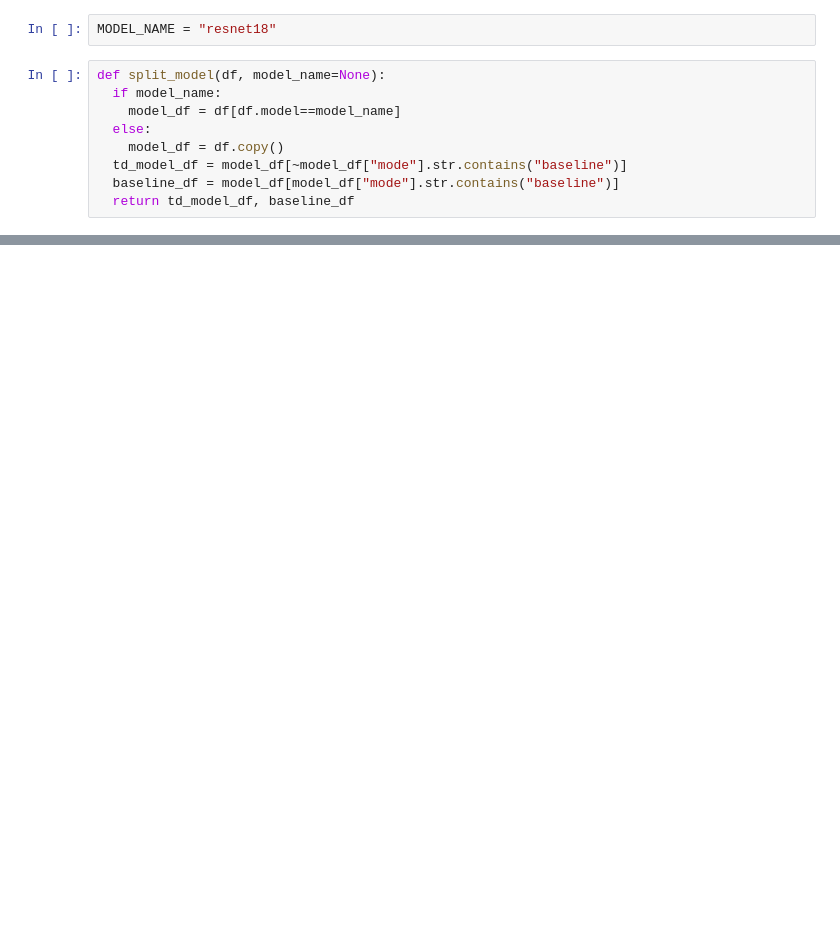
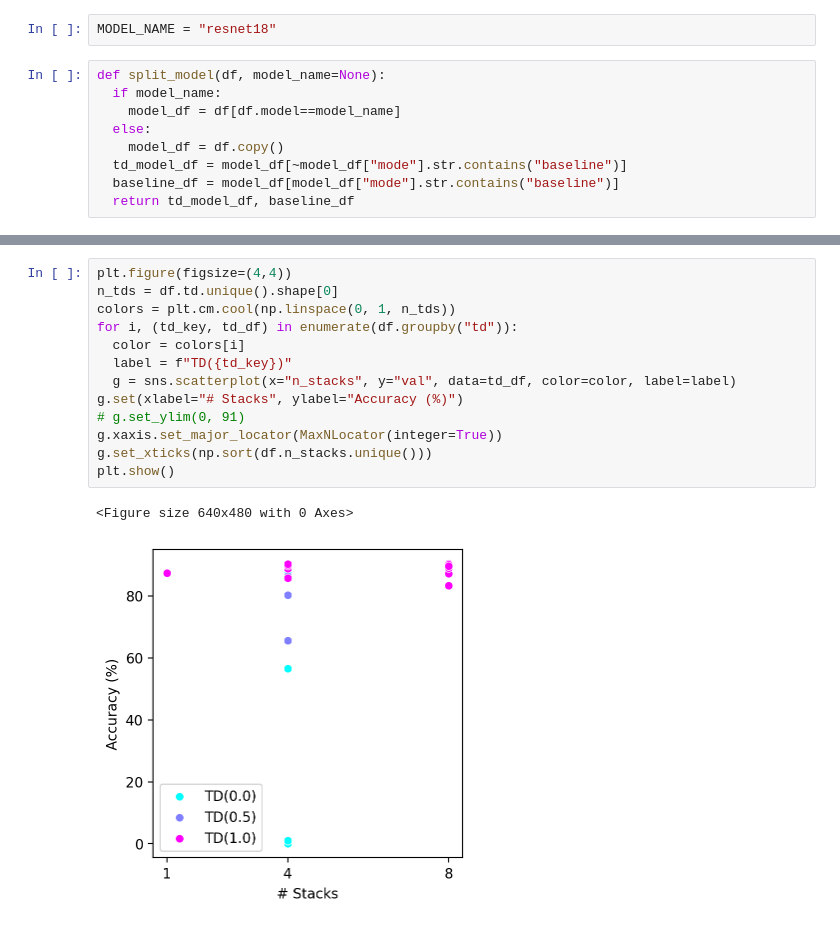
Before and after one commit to michael-iuzzolino/CascadedPoseEstimation, a Jupyter notebook: Analysis.ipynb, the cells around one changed output, grey strips where cells are left out. Cells and saved outputs as stored; diff of their text form; blank space fills up the shorter version.

```diff
--- a/Analysis.ipynb
+++ b/Analysis.ipynb
@@ -142,0 +128,16 @@ for model_key, model_df in df.groupby("model"):
+# %%
+plt.figure(figsize=(4,4))
+n_tds = df.td.unique().shape[0]
+colors = plt.cm.cool(np.linspace(0, 1, n_tds))
+for i, (td_key, td_df) in enumerate(df.groupby("td")):
+  color = colors[i]
+  label = f"TD({td_key})"
+  g = sns.scatterplot(x="n_stacks", y="val", data=td_df, color=color, label=label)
+g.set(xlabel="# Stacks", ylabel="Accuracy (%)")
+# g.set_ylim(0, 91)
+g.xaxis.set_major_locator(MaxNLocator(integer=True))
+g.set_xticks(np.sort(df.n_stacks.unique()))
+plt.show()
+# %% [output]
+<Figure size 640x480 with 0 Axes>
+[figure, added]
```
Also changed, not shown: parts of 10 cells of this notebook, 7 other files.
